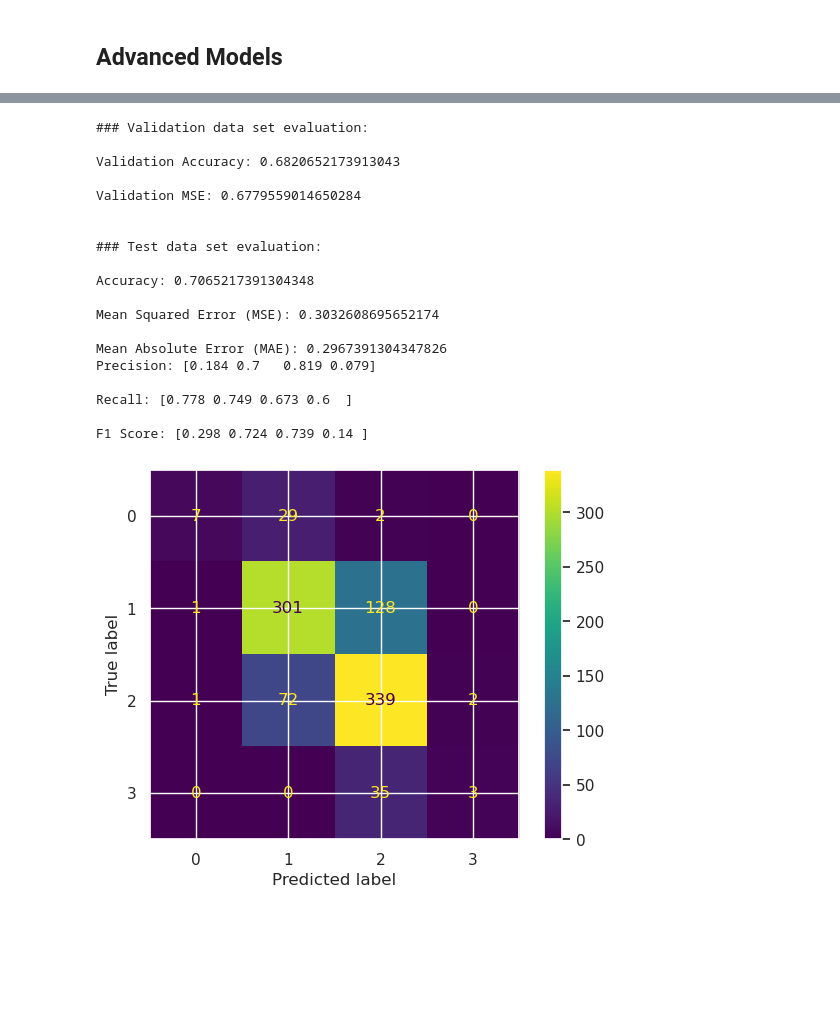
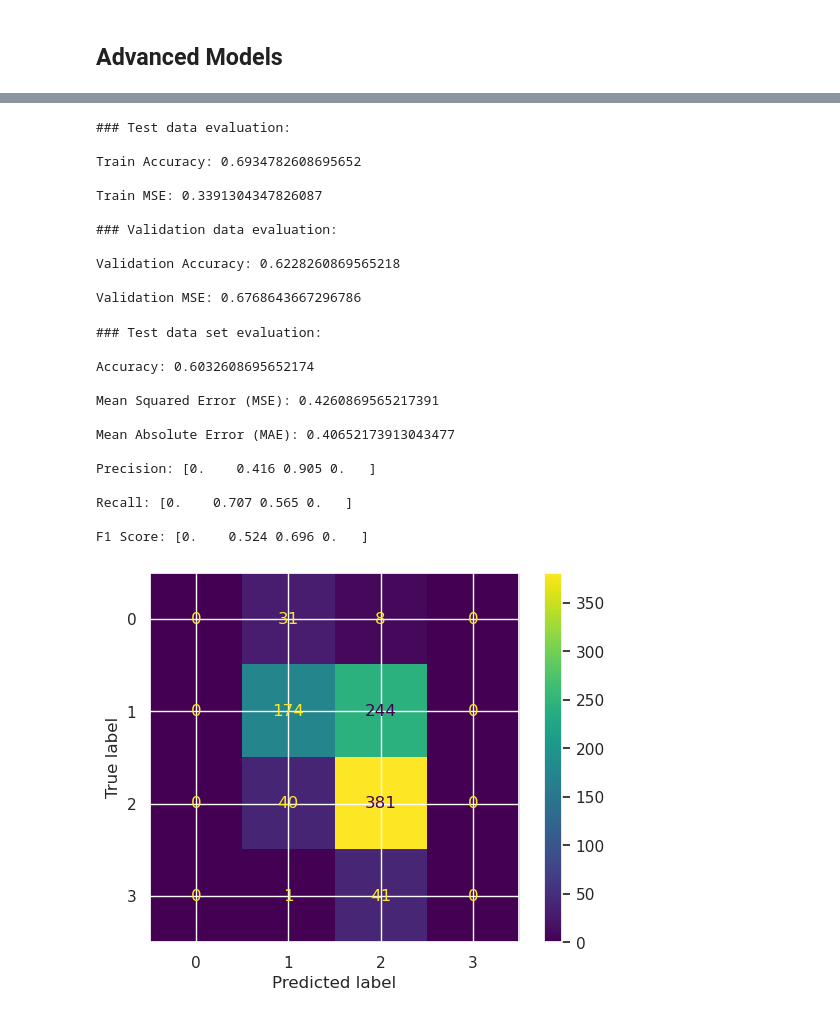
Before and after one commit to UC-Berkeley-I-School/cuongm_daviderf_hngondoki, a Jupyter notebook: EDA_Spotify_with_No_Artist_Encode.ipynb, the cells around one changed output, grey strips where cells are left out. Cells and saved outputs as stored; diff of their text form; code cells hidden in the pictures; blank space fills up the shorter version.

```diff
--- a/EDA_Spotify_with_No_Artist_Encode.ipynb
+++ b/EDA_Spotify_with_No_Artist_Encode.ipynb
@@ -600,18 +734,0 @@ Y_train.shape
-# %%
-# LOGISTIC REGRESSION
-from sklearn.preprocessing import StandardScaler
-
-# # Scale the features
-# scaler = StandardScaler()
-# X_train_scaled = scaler.fit_transform(X_train)
-# X_test_scaled = scaler.transform(X_test)
-# #new_X=np.array(new_X)
-# new_Y=Y_train.ravel()
-
-# Create the model
-model = LogisticRegression(max_iter=500, multi_class='multinomial', solver='lbfgs')
-
-# Train the model
-model.fit(X_train, Y_train)
-
-prediction_scores()
@@ -648,38 +737,42 @@ Please also refer to the documentation for alternative solver options:
 # HistGradientBoostingClassifier
 
 # Create the model
-model = HistGradientBoostingClassifier(learning_rate=0.01, max_iter=1000, max_leaf_nodes=100)
+model = HistGradientBoostingClassifier(learning_rate=0.001, max_iter=100, max_leaf_nodes=30)
 
 # Train the model
-model.fit(X_train, Y_train)
-
-# Make predictions
-y_pred = model.predict(X_val)
+model.fit(X_train, Y_train_ravel)
 
 # Print the evaluation metrics
-
-prediction_scores()
+train_validation_scores(model)
 # %% [output]
-### Validation data set evaluation:
+### Test data evaluation:
 
-Validation Accuracy: 0.6820652173913043
+Train Accuracy: 0.6934782608695652
 
-Validation MSE: 0.6779559014650284
+Train MSE: 0.3391304347826087
 
+### Validation data evaluation:
 
-### Test data set evaluation:
+Validation Accuracy: 0.6228260869565218
 
-Accuracy: 0.7065217391304348
-
-Mean Squared Error (MSE): 0.3032608695652174
-
-Mean Absolute Error (MAE): 0.2967391304347826
-Precision: [0.184 0.7   0.819 0.079]
-
-Recall: [0.778 0.749 0.673 0.6  ]
-
-F1 Score: [0.298 0.724 0.739 0.14 ]
+Validation MSE: 0.6768643667296786
-[figure, removed]
+# %%
+prediction_scores(model)
+# %% [output]
+### Test data set evaluation:
+
+Accuracy: 0.6032608695652174
+
+Mean Squared Error (MSE): 0.4260869565217391
+
+Mean Absolute Error (MAE): 0.40652173913043477
+
+Precision: [0.    0.416 0.905 0.   ]
+
+Recall: [0.    0.707 0.565 0.   ]
+
+F1 Score: [0.    0.524 0.696 0.   ]
+[figure, added]
 # %% [markdown]
 ### Random Forest
 
```
Also changed, not shown: parts of 32 cells of this notebook.
